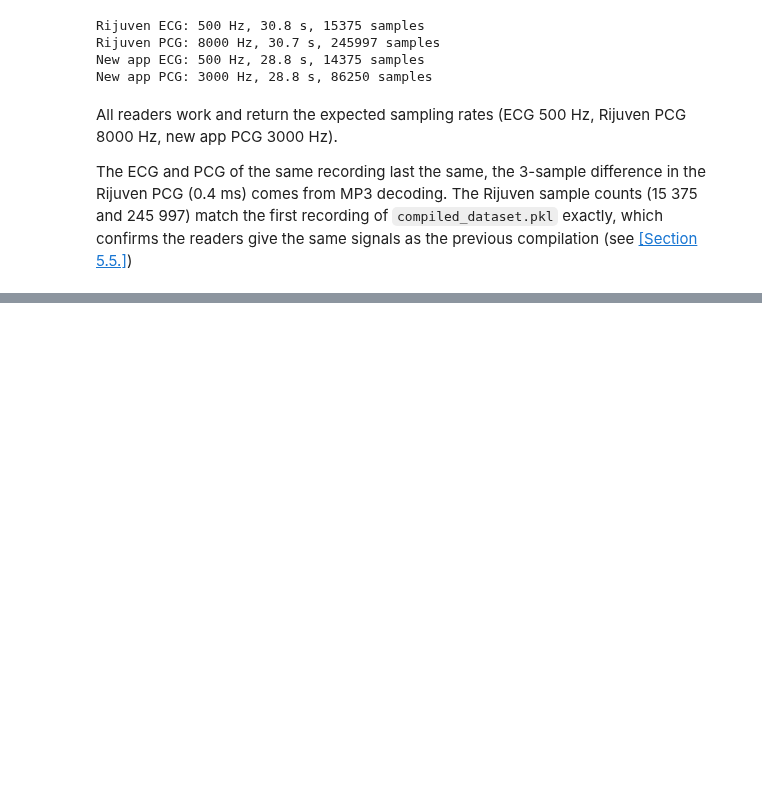
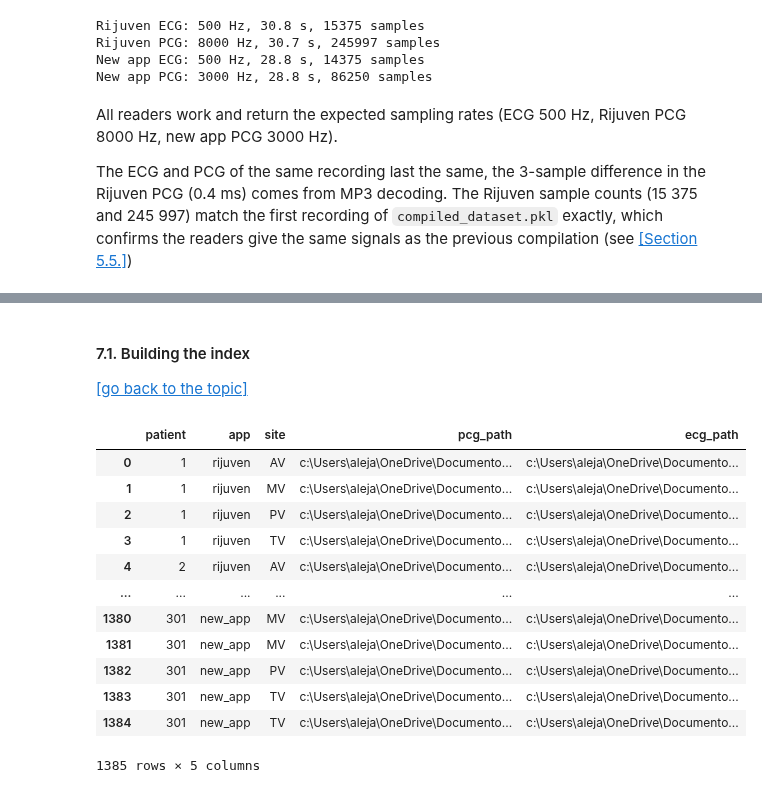
Before and after one commit to Alejandro-131004/cardio-trimodal-align, a Jupyter notebook: Data_Processing.ipynb, the cells around one changed output, grey strips where cells are left out. Cells and saved outputs as stored; diff of their text form; code cells hidden in the pictures; blank space fills up the shorter version.

```diff
--- a/Data_Processing.ipynb
+++ b/Data_Processing.ipynb
@@ -101,6 +104,9 @@ For privacy, I ensure that any private information (such as names, birthdate, et
 # Column names that identify a patient (compared in lowercase)
 IDENTIFIER_NAMES = {"name", "nome", "nsc", "proc", "birthday", "data de nascimento"}
 
+# Every valve spelling used by both apps, mapped to one code
+SITE_MAP = {"av": "AV", "aortica": "AV", "mv": "MV", "mitral": "MV",
+            "pv": "PV", "pulmonar": "PV", "tv": "TV", "tricuspide": "TV"}
 
 def drop_identifiers(df: pd.DataFrame) -> pd.DataFrame:
     """Remove the columns that identify a patient."""
@@ -158,6 +164,12 @@ def parse_number(value: str | None) -> float | None:
     """Extract the number from header values such as '500Hz' -> 500.0"""
     match = re.search(r"\d+(?:\.\d+)?", value or "")
     return float(match.group()) if match else None
+
+
+def normalize_site(name) -> str | None:
+    """Common valve code ('Aórtica' -> 'AV'), None if empty."""
+    clean = unicodedata.normalize("NFKD", str(name)).encode("ascii", "ignore").decode().strip().lower()
+    return None if clean in ("", "nan") else SITE_MAP.get(clean, str(name))
 # %% [markdown]
 ### 5. General Analysis of the data
 [[go back to the top]](#table-of-contents)
@@ -670,0 +703,41 @@ The ECG and PCG of the same recording last the same, the 3-sample difference in
+# %% [markdown]
+#### 7.1. Building the index
+[[go back to the topic]](#7-recording-index)
+# %%
+RIJUVEN_RE = re.compile(r"^(\d+)_([A-Za-z]+).*\.(raw|mp3)$")                  # patient, site, extension
+NEW_APP_RE = re.compile(r"^[^_]+_(.+?)_(ECG|PCG)_(.+)\.csv$")                  # valve, signal, timestamp
+# %%
+def index_rijuven() -> pd.DataFrame:
+    rows = {}
+    for path in RIJUVEN_DIR.iterdir():
+        patient, site, ext = RIJUVEN_RE.match(path.name).groups()
+        row = rows.setdefault(path.stem, {"patient": int(patient), "app": "rijuven", "site": normalize_site(site)})
+        row["ecg_path" if ext == "raw" else "pcg_path"] = path
+    return pd.DataFrame(rows.values())
+
+
+def index_new_app() -> pd.DataFrame:
+    rows = {}
+    for path in NEW_APP_DIR.glob("*/*.csv"):
+        valve, signal, stamp = NEW_APP_RE.match(path.name).groups()
+        row = rows.setdefault((path.parent.name, stamp), {"patient": int(path.parent.name), "app": "new_app", "site": None})
+        row["ecg_path" if signal == "ECG" else "pcg_path"] = path
+        row["site"] = row["site"] or normalize_site(valve)   # the valve may be filled in only one of the two files
+    return pd.DataFrame(rows.values())
+# %%
+recordings = pd.concat([index_rijuven(), index_new_app()], ignore_index=True).sort_values(["patient", "site"], ignore_index=True)
+recordings
+# %% [output]
+|  | patient | app | site | pcg_path | ecg_path |
+| 0 | 1 | rijuven | AV | c:\Users\aleja\OneDrive\Documento... | c:\Users\aleja\OneDrive\Documento... |
+| 1 | 1 | rijuven | MV | c:\Users\aleja\OneDrive\Documento... | c:\Users\aleja\OneDrive\Documento... |
+| 2 | 1 | rijuven | PV | c:\Users\aleja\OneDrive\Documento... | c:\Users\aleja\OneDrive\Documento... |
+| 3 | 1 | rijuven | TV | c:\Users\aleja\OneDrive\Documento... | c:\Users\aleja\OneDrive\Documento... |
+| 4 | 2 | rijuven | AV | c:\Users\aleja\OneDrive\Documento... | c:\Users\aleja\OneDrive\Documento... |
+| ... | ... | ... | ... | ... | ... |
+| 1380 | 301 | new_app | MV | c:\Users\aleja\OneDrive\Documento... | c:\Users\aleja\OneDrive\Documento... |
+| 1381 | 301 | new_app | MV | c:\Users\aleja\OneDrive\Documento... | c:\Users\aleja\OneDrive\Documento... |
+| 1382 | 301 | new_app | PV | c:\Users\aleja\OneDrive\Documento... | c:\Users\aleja\OneDrive\Documento... |
+| 1383 | 301 | new_app | TV | c:\Users\aleja\OneDrive\Documento... | c:\Users\aleja\OneDrive\Documento... |
+| 1384 | 301 | new_app | TV | c:\Users\aleja\OneDrive\Documento... | c:\Users\aleja\OneDrive\Documento... |
+1385 rows × 5 columns
```
Also changed, not shown: parts of 23 cells of this notebook.
